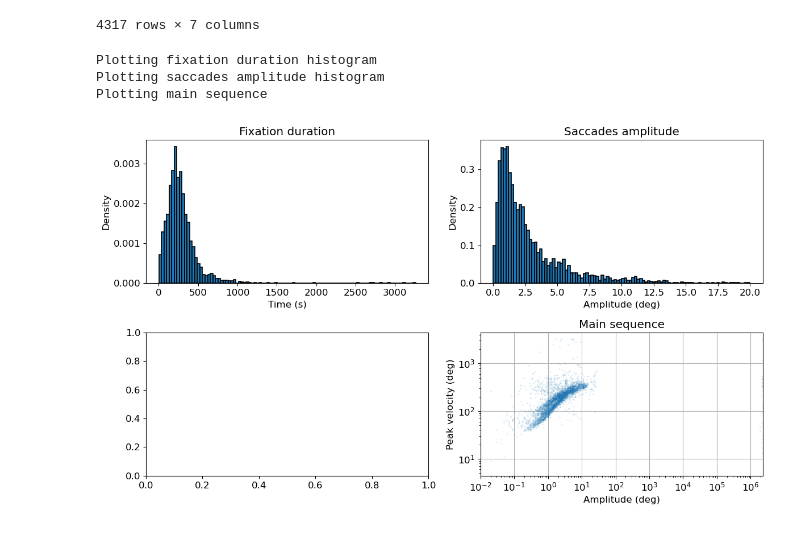
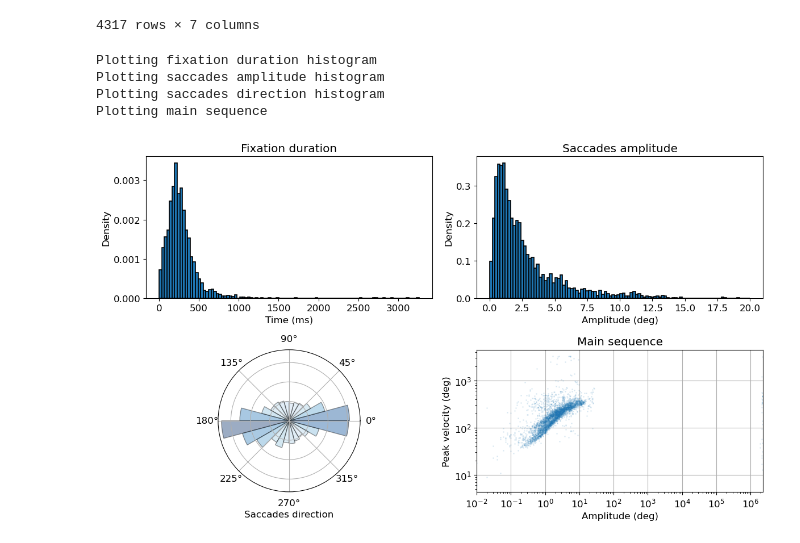
Before and after one commit to NeuroLIAA/pyxations, a Jupyter notebook: plot_functions/multipanel_figure.ipynb, the cells around one changed output. Saved outputs shown, nothing was run; the diff lists cells and outputs as text; code cells hidden in the pictures.

Commit message:
Implemented angular histogram

```diff
--- a/plot_functions/multipanel_figure.ipynb
+++ b/plot_functions/multipanel_figure.ipynb
@@ -7,32 +3,0 @@ import numpy as np
-# %%
-# This function should be in an other module
-
-def saccades_dir(saccades):
-
-    """
-    Function not ready AT ALL.
-
-    Decide if it returns 2 pd.Series with direction and degrees or if it concats those series into de dataframe.
-
-    """
-    # Saccades degree
-    x_dif = saccades['xEnd'] - saccades['xStart']
-    y_dif = saccades['yEnd'] - saccades['yStart']
-    z = complex(x_dif, y_dif)
-    deg = np.angle(z, deg=True)
-
-    if -15 < deg < 15:
-        dir = 'r'
-    elif 75 < deg < 105:
-        dir = 'd'
-    elif 165 < deg or deg < -165:
-        dir = 'l'
-    elif -75 > deg > -105:
-        dir = 'u'
-    else:
-        dir = 'none'
-
-    saccades['deg'] = deg
-    saccades['dir'] = dir
-
-    return saccades
@@ -83,12 +97,11 @@ def saccades_dir_hist(saccades, fig=None, ax=None):
         ax = fig.add_subplot(2, 2, 3, projection='polar')
 
 
+    # Add degrees and direction columns to saccades df
+    saccades = saccades_dir(saccades=saccades)
 
-    # CHECK THIS PART AFTER DECIDING WHAT DE SACCADES_DIR FUNCTION DOES
-    saccades = saccades_dir(saccades=saccades)
-    saccades_deg, saccades_dir = saccades_dir(saccades=saccades)
-
-    saccades_rad = saccades_deg * np.pi / 180
+    # Convert from deg to rad
+    saccades_rad = saccades['deg'] * np.pi / 180
 
     n_bins = 24
     ang_hist, bin_edges = np.histogram(saccades_rad, bins=24, density=True)
@@ -175,15 +188,16 @@ fixations
 # %%
 plt.rcParams.update({'font.size': 12})
 fig, axs = plt.subplots(2, 2, figsize=(12, 7))
 
 fixation_duration(fixations=fixations, ax=axs[0, 0])
 saccades_amplitude(saccades=saccades, ax=axs[0, 1])
-# saccades_dir_hist(saccades=saccades, fig=fig, ax=axs[1, 0])
+saccades_dir_hist(saccades=saccades, fig=fig, ax=axs[1, 0])
 sac_main_seq(saccades=saccades, ax=axs[1, 1])
 
 fig.tight_layout()
 # %% [output]
 Plotting fixation duration histogram
 Plotting saccades amplitude histogram
+Plotting saccades direction histogram
 Plotting main sequence
-[figure, old version]
+[figure, new version]
```
Also changed, not shown: parts of 2 cells of this notebook.
